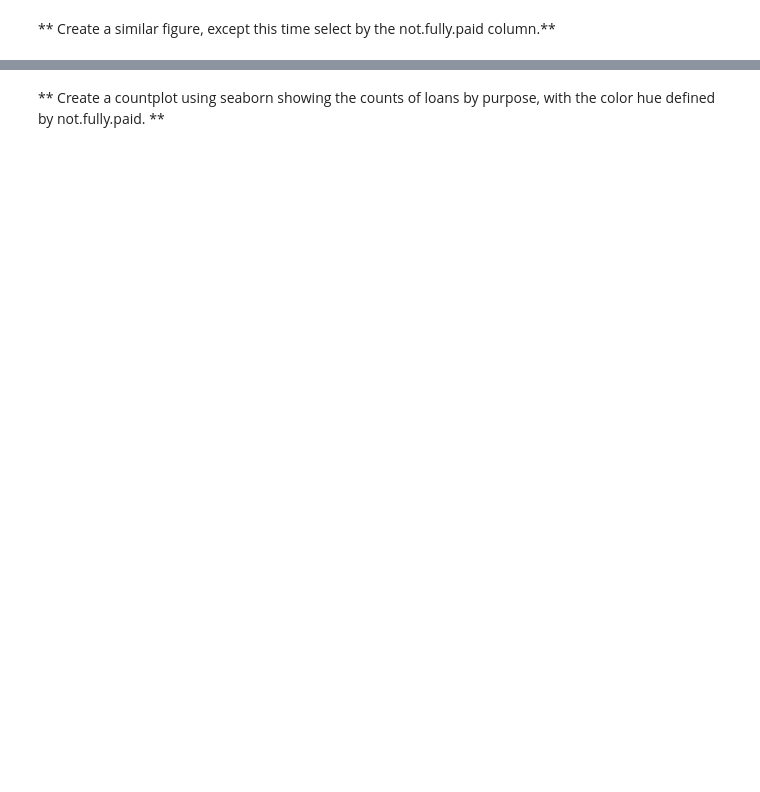
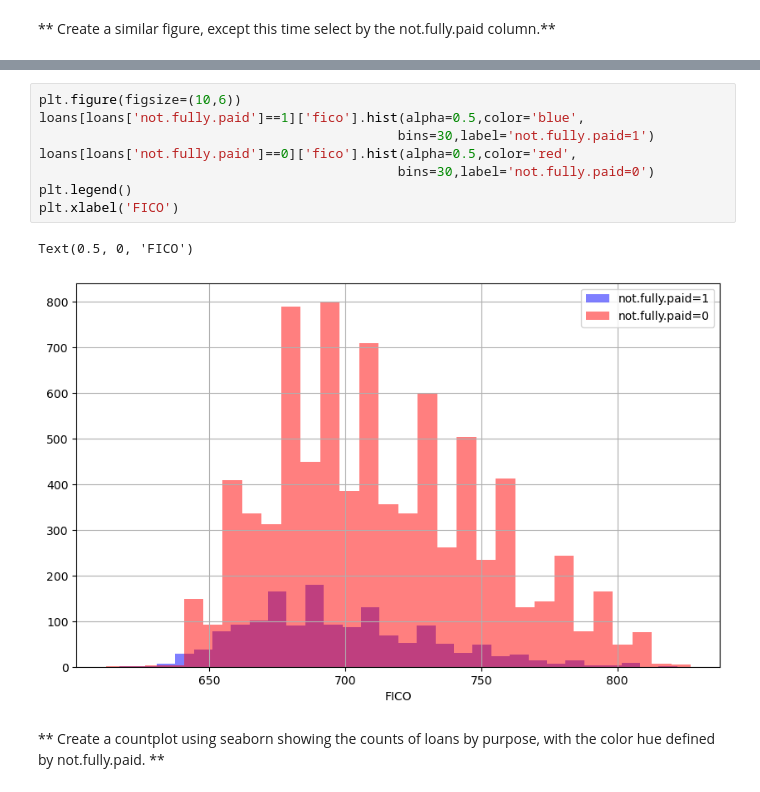
Before and after one commit to ridelsam/DataScience-ML, a Jupyter notebook: 12Trees-and-randomForest/Decision-Trees-Random-Forest-Project.ipynb, the cells around one changed output, grey strips where cells are left out. Drawn from its saved outputs; the diff is of its cells as text; blank space fills up the shorter version.

```diff
--- a/12Trees-and-randomForest/Decision-Trees-Random-Forest-Project.ipynb
+++ b/12Trees-and-randomForest/Decision-Trees-Random-Forest-Project.ipynb
@@ -103,2 +108,13 @@ Let's do some data visualization! We'll use seaborn and pandas built-in plotting
+# %%
+plt.figure(figsize=(10,6))
+loans[loans['not.fully.paid']==1]['fico'].hist(alpha=0.5,color='blue',
+                                              bins=30,label='not.fully.paid=1')
+loans[loans['not.fully.paid']==0]['fico'].hist(alpha=0.5,color='red',
+                                              bins=30,label='not.fully.paid=0')
+plt.legend()
+plt.xlabel('FICO')
+# %% [output]
+Text(0.5, 0, 'FICO')
+[figure, added]
 # %% [markdown]
 ** Create a countplot using seaborn showing the counts of loans by purpose, with the color hue defined by not.fully.paid. **
```
Also changed, not shown: parts of 40 cells of this notebook.
